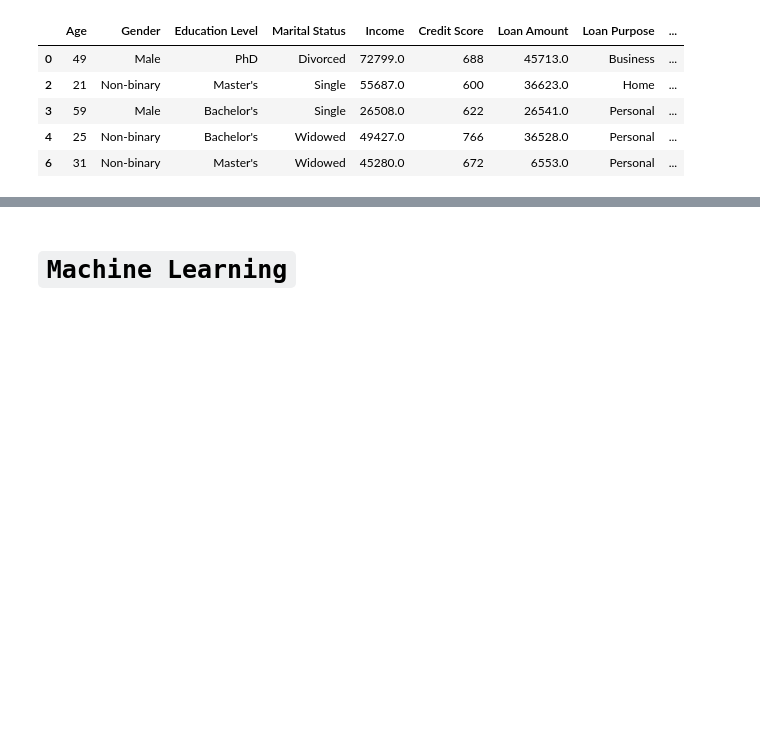
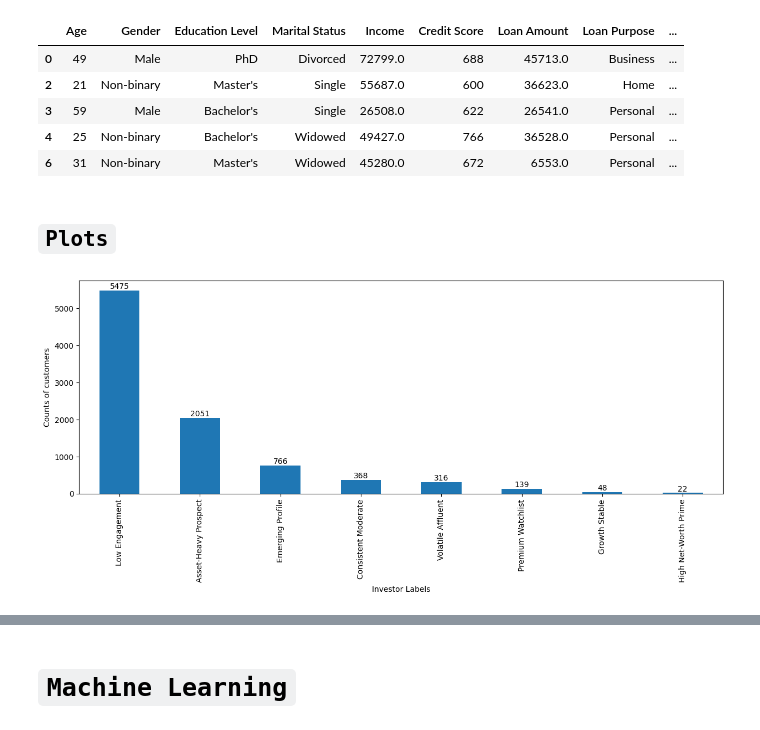
Before and after one commit to RookieCoder12/DevArena-Week-11, a Jupyter notebook: customer_segmentation.ipynb, the cells around one changed output, grey strips where cells are left out. Cells and saved outputs as stored; diff of their text form; code cells hidden in the pictures; blank space fills up the shorter version.

Commit message:
modified: customer_segmentation.ipynb;completed file

```diff
--- a/customer_segmentation.ipynb
+++ b/customer_segmentation.ipynb
@@ -287,3 +270,19 @@ df_analysis.head()
 | 3 | 59 | Male | Bachelor's | Single | 26508.0 | 622 | 26541.0 | Personal | ... |
 | 4 | 25 | Non-binary | Bachelor's | Widowed | 49427.0 | 766 | 36528.0 | Personal | ... |
 | 6 | 31 | Non-binary | Master's | Widowed | 45280.0 | 672 | 6553.0 | Personal | ... |
+# %% [markdown]
+## `Plots`
+# %%
+valCounts = df_analysis['Label'].value_counts()
+valCounts
+
+plt.figure(figsize=(15,5))
+
+ax = valCounts.plot(kind='bar')
+plt.xlabel('Investor Labels')
+plt.ylabel('Counts of customers')
+for cols in ax.containers:
+    ax.bar_label(cols)
+plt.show()
+# %% [output]
+[figure, added]
```
Also changed, not shown: parts of 37 cells of this notebook.
